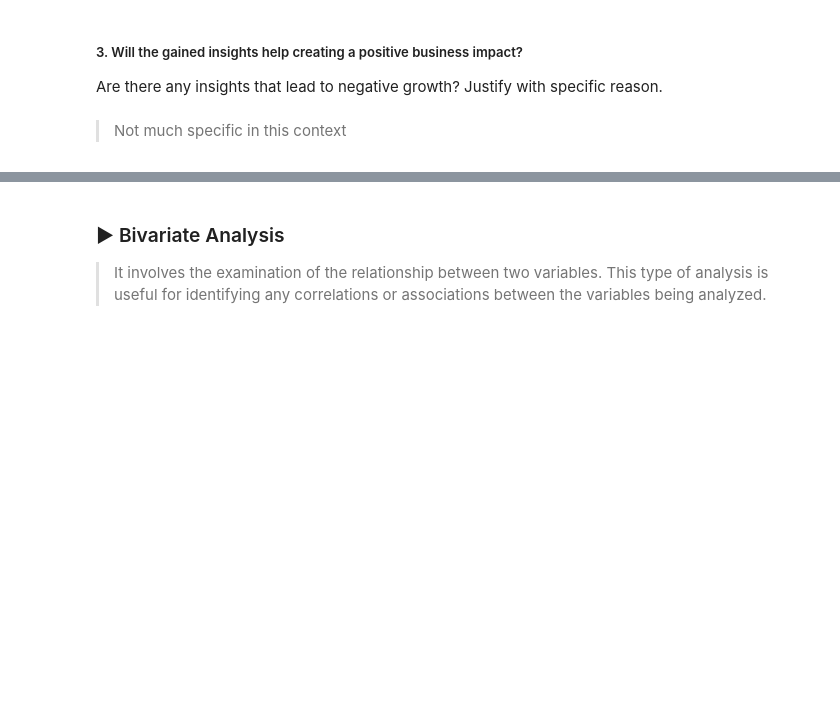
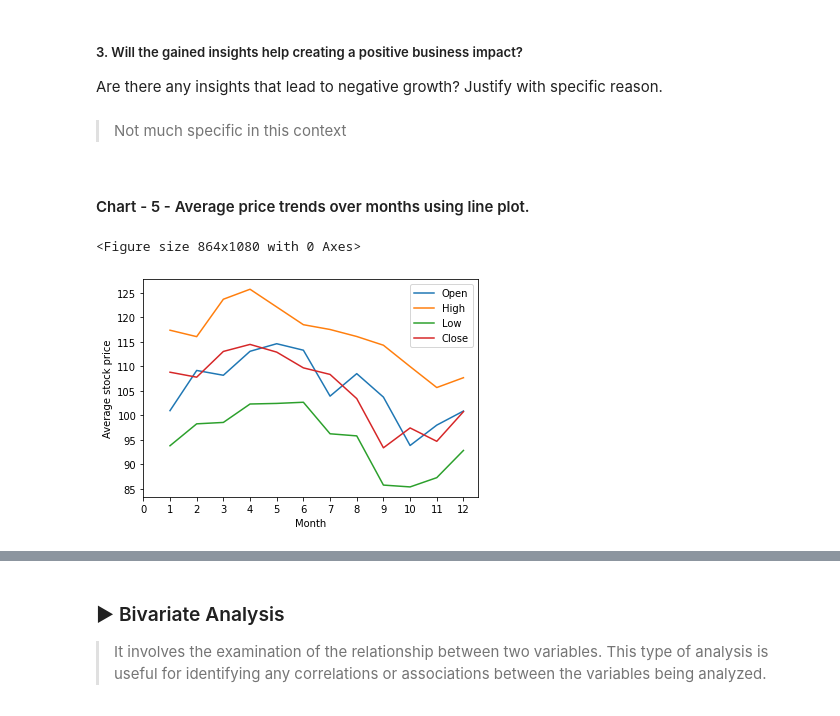
Before and after one commit to ashish-mali/Regression-Yes-Bank-Stock-Closing-Price-Prediction, a Jupyter notebook: Yes_Bank_Stock_Closing_Price_Prediction_Capstone_Project.ipynb, the cells around one changed output, grey strips where cells are left out. Drawn from its saved outputs; the diff is of its cells as text; code cells hidden in the pictures; blank space fills up the shorter version.

Commit message:
Data Visualization, Storytelling & Experimenting with charts : Understand the relationships between variables

```diff
--- a/Yes_Bank_Stock_Closing_Price_Prediction_Capstone_Project.ipynb
+++ b/Yes_Bank_Stock_Closing_Price_Prediction_Capstone_Project.ipynb
@@ -1231,3 +1237,17 @@ sns.distplot(np.log(df['Close']))
 Are there any insights that lead to negative growth? Justify with specific reason.
 # %% [markdown]
 >Not much specific in this context
+# %% [markdown]
+#### Chart - 5 - Average price trends over months using line plot.
+# %%
+# lineplot to check the  average price trends over months
+fig = plt.figure(figsize=(12,15))
+
+df.groupby('Month').aggregate({'Open' : 'mean', 'High' : 'mean', 'Low' : 'mean', 'Close' : 'mean'}).plot()
+
+plt.xticks(np.arange(13))
+plt.ylabel('Average stock price')
+plt.show()
+# %% [output]
+<Figure size 864x1080 with 0 Axes>
+[figure, added]
```
Also changed, not shown: parts of 100 cells of this notebook.
